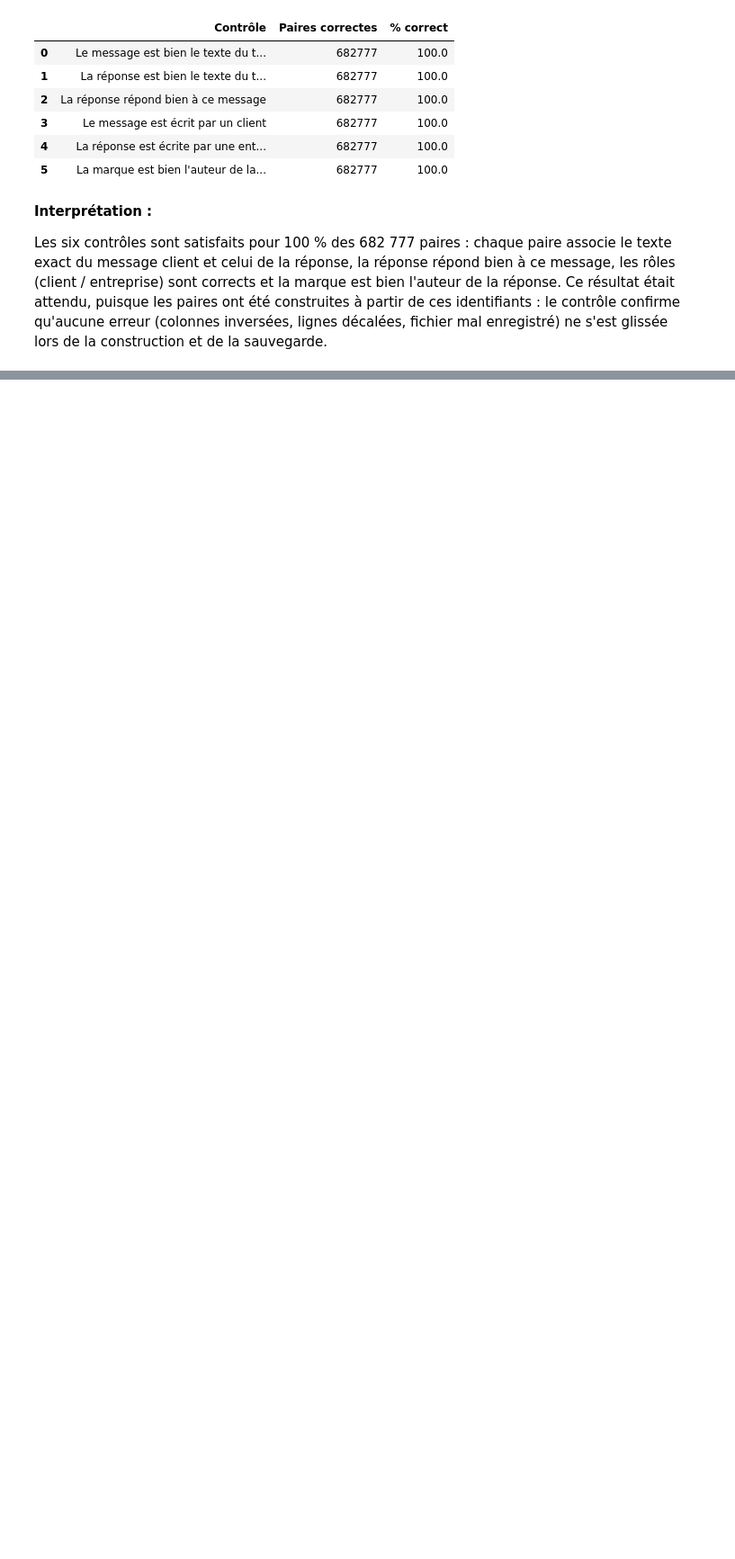
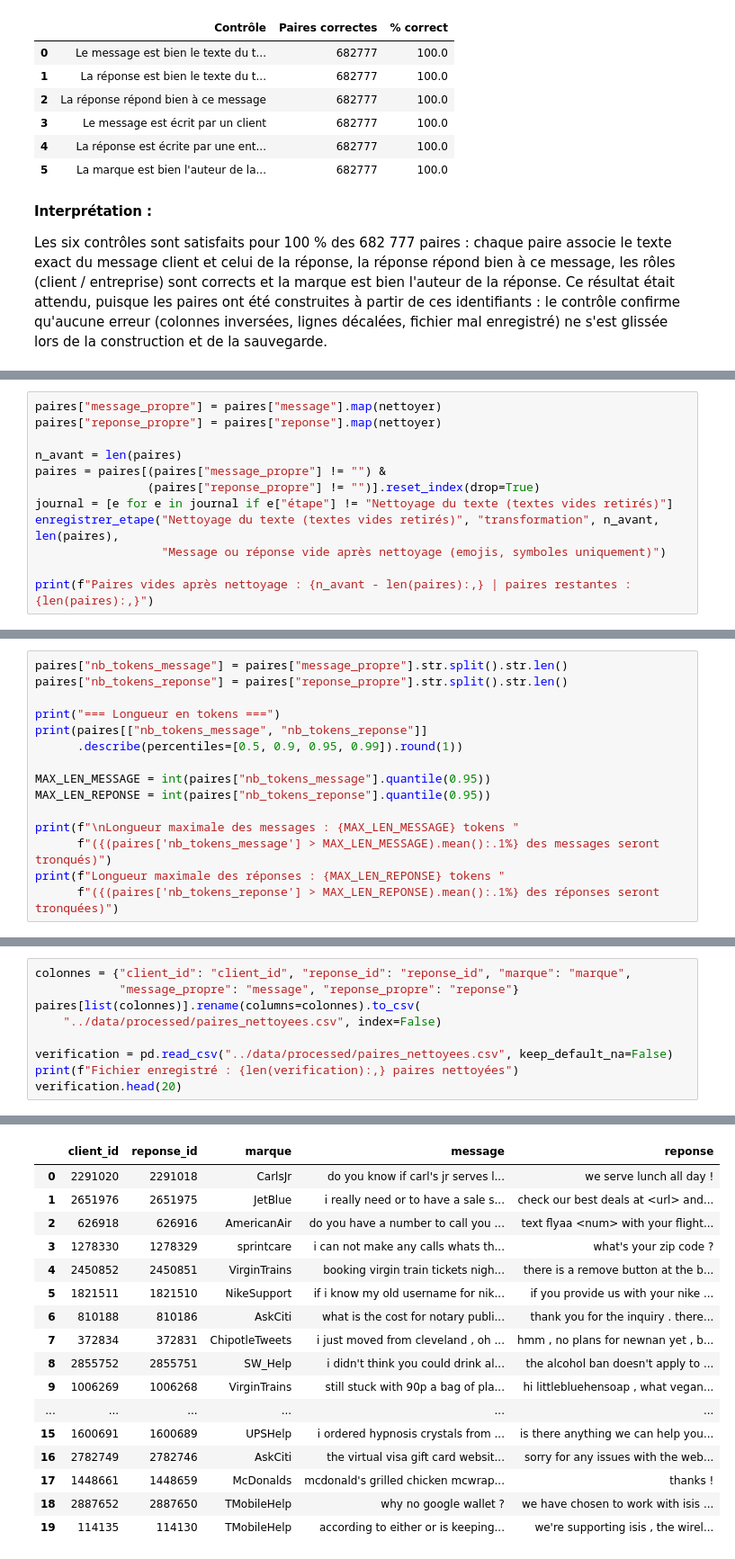
Before and after one commit to ranimmhiri/supportbot, a Jupyter notebook: notebooks/01_donnees.ipynb, the cells around one changed output, grey strips where cells are left out. Shown at 90% size. Saved outputs shown, nothing was run; the diff lists cells and outputs as text; blank space fills up the shorter version.

Commit message:
Data: nettoyage du texte finalisé, notebook renommé en 01_donnees

```diff
--- a/notebooks/supportbot.ipynb
+++ b/notebooks/01_donnees.ipynb
@@ -1407,0 +1522,12 @@ fichier mal enregistré) ne s'est glissée lors de la construction et de la sauv
+# %%
+paires["message_propre"] = paires["message"].map(nettoyer)
+paires["reponse_propre"] = paires["reponse"].map(nettoyer)
+
+n_avant = len(paires)
+paires = paires[(paires["message_propre"] != "") &
+                (paires["reponse_propre"] != "")].reset_index(drop=True)
+journal = [e for e in journal if e["étape"] != "Nettoyage du texte (textes vides retirés)"]
+enregistrer_etape("Nettoyage du texte (textes vides retirés)", "transformation", n_avant, len(paires),
+                  "Message ou réponse vide après nettoyage (emojis, symboles uniquement)")
+
+print(f"Paires vides après nettoyage : {n_avant - len(paires):,} | paires restantes : {len(paires):,}")
@@ -1407,0 +1550,15 @@ fichier mal enregistré) ne s'est glissée lors de la construction et de la sauv
+# %%
+paires["nb_tokens_message"] = paires["message_propre"].str.split().str.len()
+paires["nb_tokens_reponse"] = paires["reponse_propre"].str.split().str.len()
+
+print("=== Longueur en tokens ===")
+print(paires[["nb_tokens_message", "nb_tokens_reponse"]]
+      .describe(percentiles=[0.5, 0.9, 0.95, 0.99]).round(1))
+
+MAX_LEN_MESSAGE = int(paires["nb_tokens_message"].quantile(0.95))
+MAX_LEN_REPONSE = int(paires["nb_tokens_reponse"].quantile(0.95))
+
+print(f"\nLongueur maximale des messages : {MAX_LEN_MESSAGE} tokens "
+      f"({(paires['nb_tokens_message'] > MAX_LEN_MESSAGE).mean():.1%} des messages seront tronqués)")
+print(f"Longueur maximale des réponses : {MAX_LEN_REPONSE} tokens "
+      f"({(paires['nb_tokens_reponse'] > MAX_LEN_REPONSE).mean():.1%} des réponses seront tronquées)")
@@ -1407,0 +1595,10 @@ fichier mal enregistré) ne s'est glissée lors de la construction et de la sauv
+# %%
+colonnes = {"client_id": "client_id", "reponse_id": "reponse_id", "marque": "marque",
+            "message_propre": "message", "reponse_propre": "reponse"}
+paires[list(colonnes)].rename(columns=colonnes).to_csv(
+    "../data/processed/paires_nettoyees.csv", index=False)
+
+verification = pd.read_csv("../data/processed/paires_nettoyees.csv", keep_default_na=False)
+print(f"Fichier enregistré : {len(verification):,} paires nettoyées")
+verification.head(20)
+# %% [output]
@@ -1407,0 +1606,17 @@ fichier mal enregistré) ne s'est glissée lors de la construction et de la sauv
+|  | client_id | reponse_id | marque | message | reponse |
+| 0 | 2291020 | 2291018 | CarlsJr | do you know if carl's jr serves l... | we serve lunch all day ! |
+| 1 | 2651976 | 2651975 | JetBlue | i really need or to have a sale s... | check our best deals at <url> and... |
+| 2 | 626918 | 626916 | AmericanAir | do you have a number to call you ... | text flyaa <num> with your flight... |
+| 3 | 1278330 | 1278329 | sprintcare | i can not make any calls whats th... | what's your zip code ? |
+| 4 | 2450852 | 2450851 | VirginTrains | booking virgin train tickets nigh... | there is a remove button at the b... |
+| 5 | 1821511 | 1821510 | NikeSupport | if i know my old username for nik... | if you provide us with your nike ... |
+| 6 | 810188 | 810186 | AskCiti | what is the cost for notary publi... | thank you for the inquiry . there... |
+| 7 | 372834 | 372831 | ChipotleTweets | i just moved from cleveland , oh ... | hmm , no plans for newnan yet , b... |
+| 8 | 2855752 | 2855751 | SW_Help | i didn't think you could drink al... | the alcohol ban doesn't apply to ... |
+| 9 | 1006269 | 1006268 | VirginTrains | still stuck with 90p a bag of pla... | hi littlebluehensoap , what vegan... |
+| ... | ... | ... | ... | ... | ... |
+| 15 | 1600691 | 1600689 | UPSHelp | i ordered hypnosis crystals from ... | is there anything we can help you... |
+| 16 | 2782749 | 2782746 | AskCiti | the virtual visa gift card websit... | sorry for any issues with the web... |
+| 17 | 1448661 | 1448659 | McDonalds | mcdonald's grilled chicken mcwrap... | thanks ! |
+| 18 | 2887652 | 2887650 | TMobileHelp | why no google wallet ? | we have chosen to work with isis ... |
+| 19 | 114135 | 114130 | TMobileHelp | according to either or is keeping... | we're supporting isis , the wirel... |
```
Also changed, not shown: parts of 16 cells of this notebook, 2 other files.
